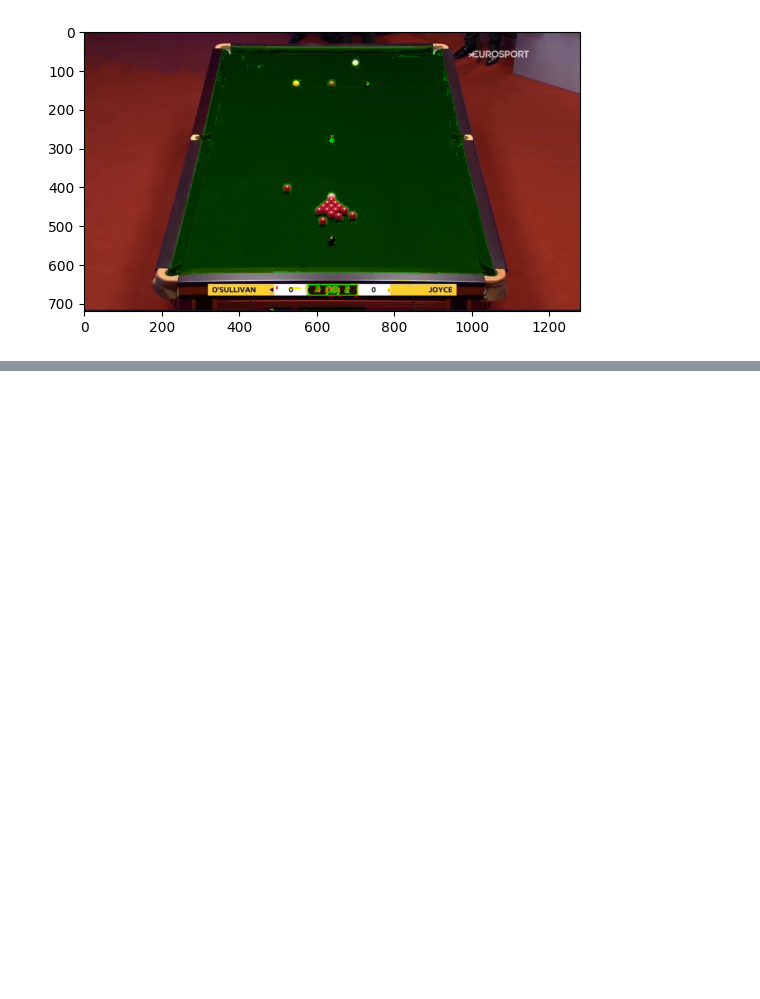
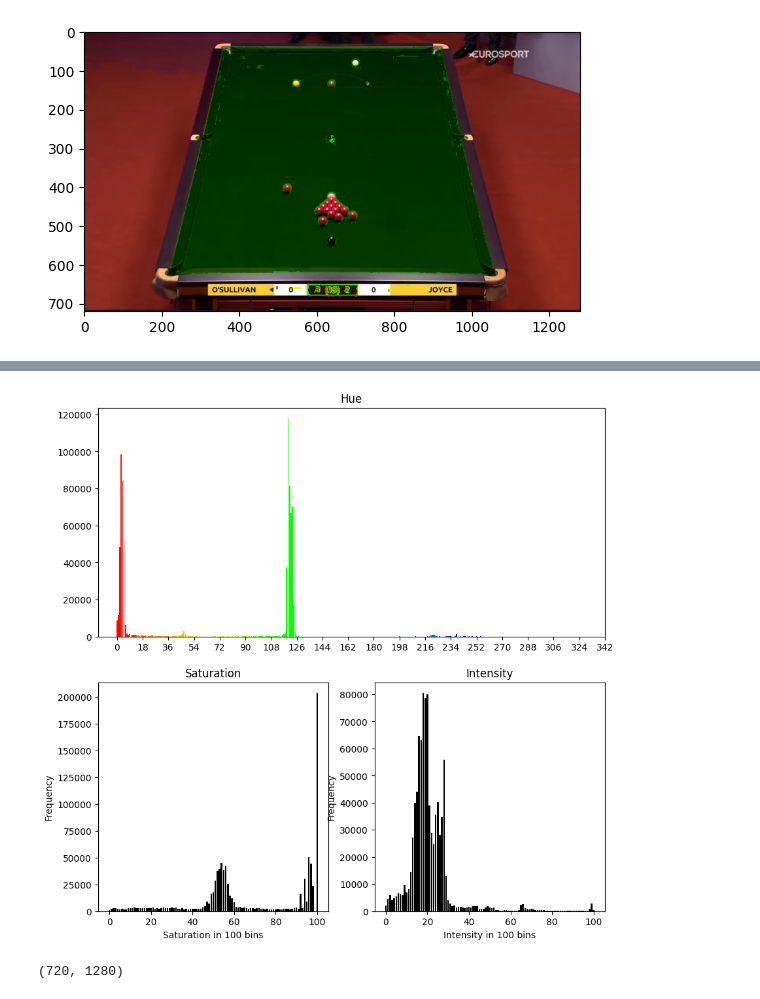
Before and after one commit to FabianGobet/USI-projects, a Jupyter notebook: CVPR/project/project.ipynb, the cells around one changed output, grey strips where cells are left out. Cells and saved outputs as stored; diff of their text form; code cells hidden in the pictures; blank space fills up the shorter version.

```diff
--- a/CVPR/project/project.ipynb
+++ b/CVPR/project/project.ipynb
@@ -240,0 +287,11 @@ show_bgr_image(hsi_to_bgr(bgr_to_hsi(image)))
+# %%
+hsi_frame = bgr_to_hsi(frame)
+hsi_frame_hist = get_hsi_frequencies(hsi_frame)
+plot_hsi_freq(hsi_frame_hist)
+# %% [output]
+[figure, added]
+# %%
+gray_scale_image = get_gray_scale(frame)
+gray_scale_image.shape
+# %% [output]
+(720, 1280)
```
Also changed, not shown: parts of 29 cells of this notebook, 22 other files.
